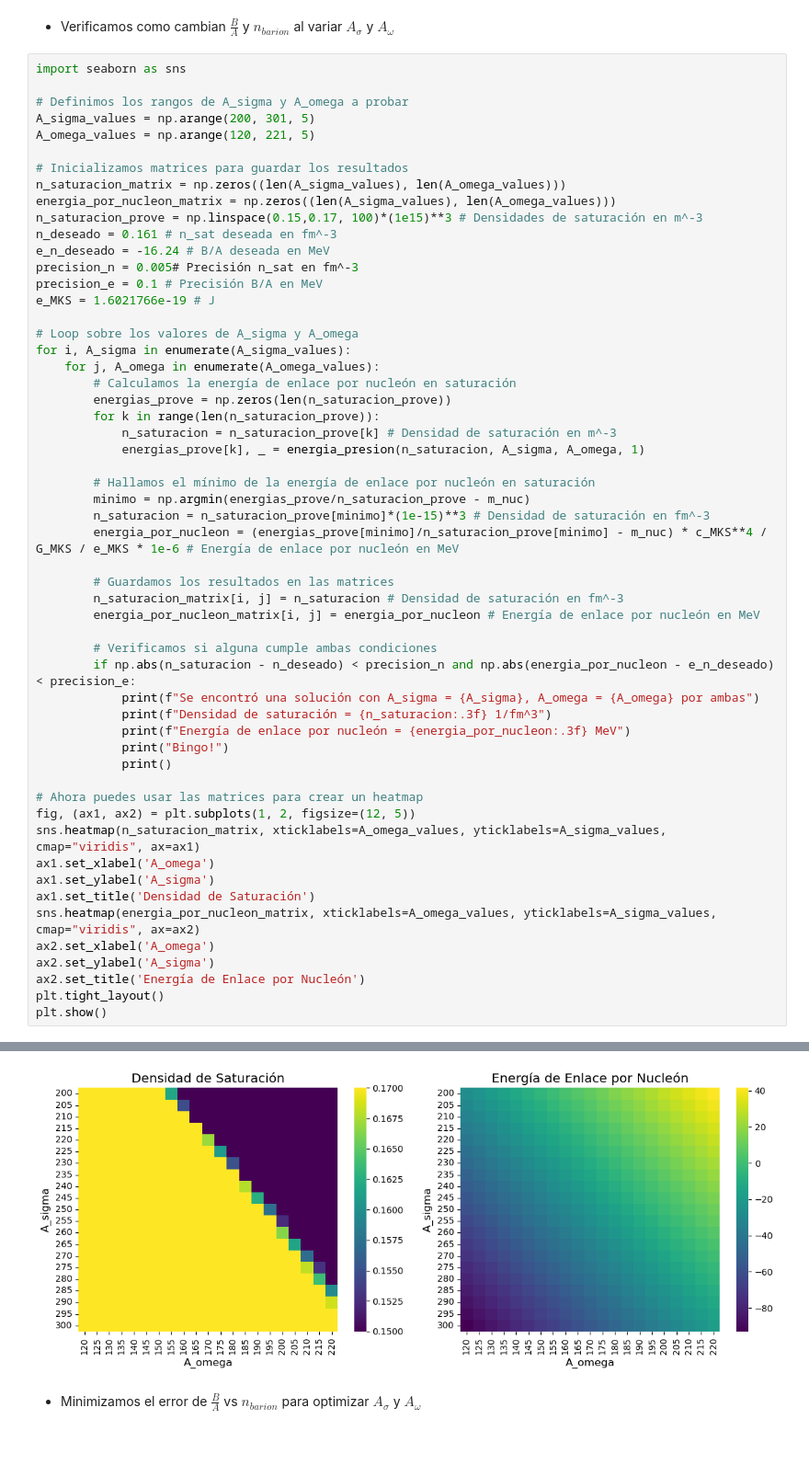
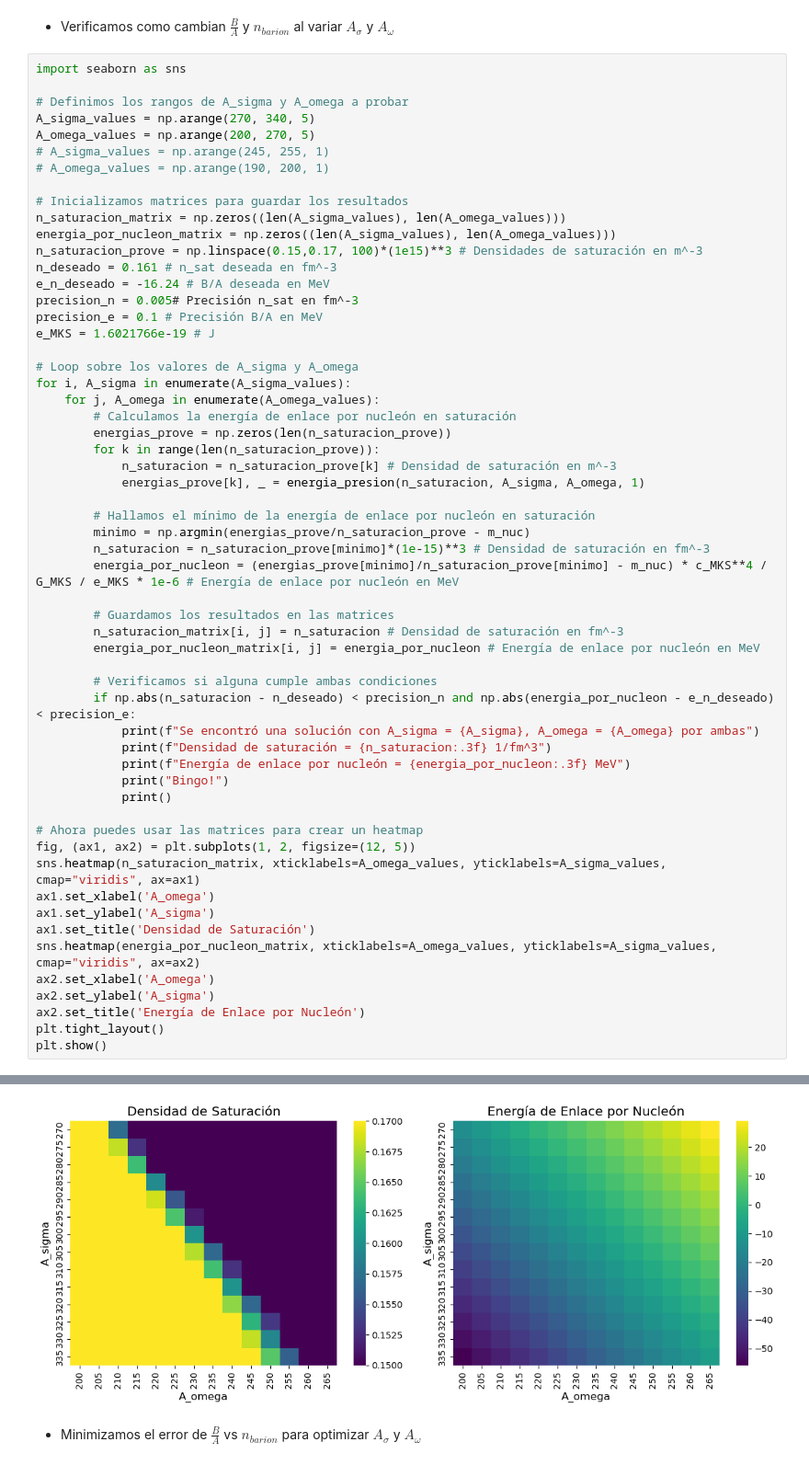
Before and after one commit to Vendetta0462/CalculosSimulaciones, a Jupyter notebook: NS_Structure/modelo_sigma-omega.ipynb, the cells around one changed output, grey strips where cells are left out. Shown at 92% size. Saved outputs shown, nothing was run; the diff lists cells and outputs as text.

```diff
--- a/NS_Structure/modelo_sigma-omega.ipynb
+++ b/NS_Structure/modelo_sigma-omega.ipynb
@@ -292,8 +426,10 @@ Densidad de saturación n_saturacion = 0.161 1/fm^3 y energia de enlace por nucl
 import seaborn as sns
 
 # Definimos los rangos de A_sigma y A_omega a probar
-A_sigma_values = np.arange(200, 301, 5)
-A_omega_values = np.arange(120, 221, 5)
+A_sigma_values = np.arange(270, 340, 5)
+A_omega_values = np.arange(200, 270, 5)
+# A_sigma_values = np.arange(245, 255, 1)
+# A_omega_values = np.arange(190, 200, 1)
 
 # Inicializamos matrices para guardar los resultados
 n_saturacion_matrix = np.zeros((len(A_sigma_values), len(A_omega_values)))
@@ -347,4 +487,4 @@ plt.show()
-[figure, old version]
+[figure, new version]
 # %% [markdown]
 - Minimizamos el error de $\frac{B}{A}$ vs $n_{barion}$ para optimizar $A_{\sigma}$ y $A_{\omega}$
 # %%
```
Also changed, not shown: parts of 10 cells of this notebook, 1 other file.
